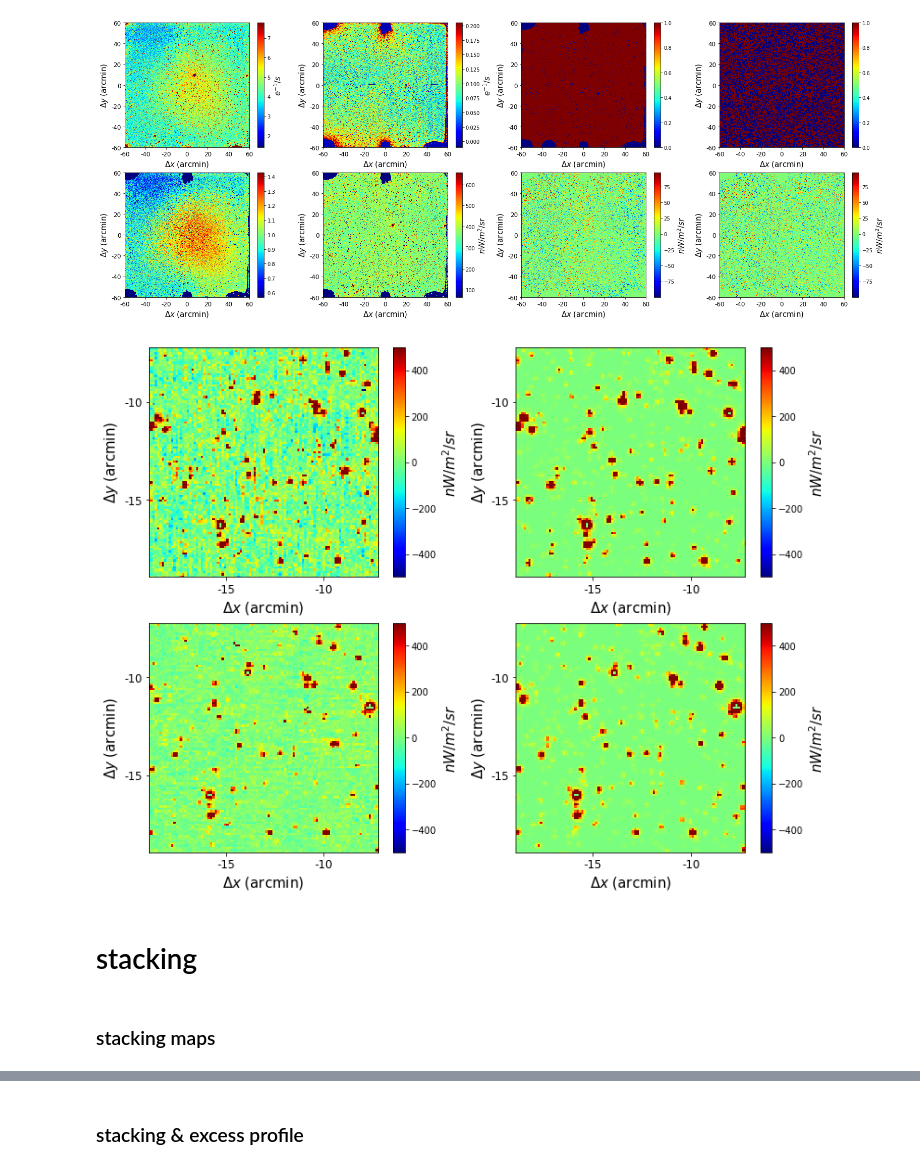
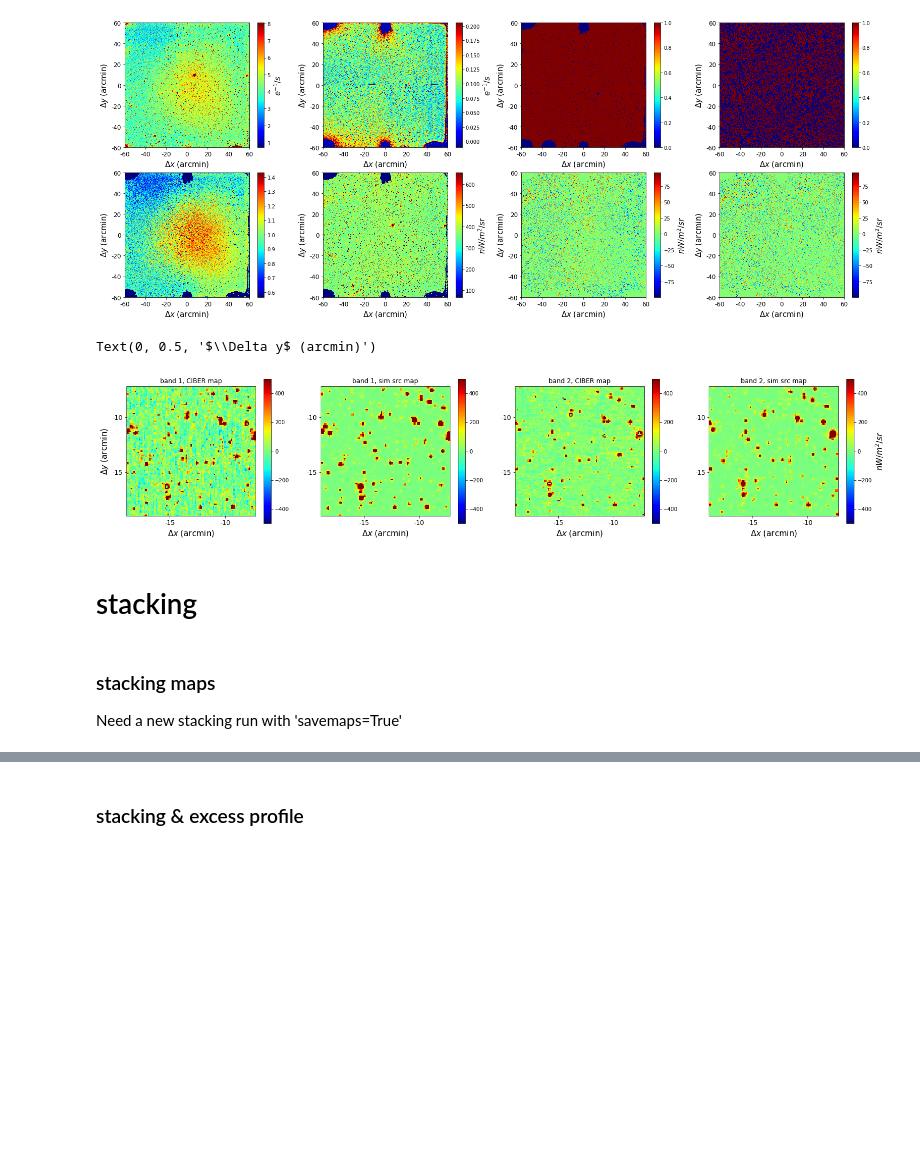
Before and after one commit to yuntingcheng/python_ciber, a Jupyter notebook: stack_modelfit/paperfigs.ipynb, the cells around one changed output, grey strips where cells are left out. Drawn from its saved outputs; the diff is of its cells as text; code cells hidden in the pictures; blank space fills up the shorter version.

```diff
--- a/stack_modelfit/paperfigs.ipynb
+++ b/stack_modelfit/paperfigs.ipynb
@@ -75,14 +7,13 @@ from reduction import *
 from utils import *
 
 data_maps = {1: image_reduction(1), 2: image_reduction(2)}
-
-filt_order = {1:3, 2:5}
 # %%
 pixticks = np.linspace(0,1023,7)
 pixtick_labels = ['-60', '-40', '-20', '0', '20', '40', '60']
 
 for ifield in [4,5,6,7,8]:
     for inst in [1,2]:
+        filt_order = filt_order_dict[inst]
         apf2eps = cal_factor_dict['apf2eps'][inst]
         apf2nWpm2psr = cal_factor_dict['apf2nWpm2psr'][inst][ifield]
         rawmap, DCmap, mask_inst, mapin, cbmap, strmask, FF\
@@ -154,7 +85,7 @@ for ifield in [4,5,6,7,8]:
         axi.set_ylabel(r"$\Delta y$ (arcmin)", fontsize=15)
 
         axi = ax[1][3]
-        filtmap = image_poly_filter(cbmap, strmask*mask_inst, degree=filt_order[inst])
+        filtmap = image_poly_filter(cbmap, strmask*mask_inst, degree=filt_order)
         p = imageclip(filtmap*mask_inst*strmask, ax=axi,
                       vmin=p['vmin'], vmax=p['vmax'],return_objects=True)
         p['cbar'].ax.set_ylabel('$nW/m^2/sr$', rotation=90, fontsize=15)
@@ -182,50 +113,57 @@ for ifield in [4,5,6,7,8]:
 # %% [output]
 [figure]
 # %%
-fig, ax = plt.subplots(2, 2, figsize = (13,10))
+fig, ax = plt.subplots(1, 4, figsize = (25,5))
 
 pixticks1 = np.linspace(0,511.5,13)
 pixtick_labels1 = ['-60', '-55', '-50', '-45', '-40', '-35',
                   '-30', '-25', '-20', '-15', '-10', '-5', '0']
 
 ifield = 8
 for inst in [1,2]:
     mask_inst, cbmap, psmap\
     = load_processed_images(data_maps, [(inst,ifield,'mask_inst'),
                                        (inst,ifield,'cbmap'),
                                        (inst,ifield,'psmap')],
                            rotate_TM2=True)
-    axi = ax[inst-1][0]
+
+    axi = ax[inst*2-2]
     p = imageclip(cbmap*mask_inst, vmin=-500, vmax=500, ax=axi, return_objects=True)
-    p['cbar'].ax.set_ylabel('$nW/m^2/sr$', rotation=90, fontsize=15)
     axi.set_xticks(pixticks1)
     axi.set_xticklabels(pixtick_labels1, fontsize=12)
     axi.set_xlabel(r"$\Delta x$ (arcmin)", fontsize=15)
     axi.set_yticks(pixticks1)
     axi.set_yticklabels(pixtick_labels1, fontsize=12)
+    axi.set_title('band %d, CIBER map'%inst)
     axi.set_xlim([350,450])
     axi.set_ylim([350,450])
-    axi.set_ylabel(r"$\Delta y$ (arcmin)", fontsize=15)
 
-    axi = ax[inst-1][1]
-    p = imageclip(psmap*mask_inst, vmin=-500, vmax=500, ax=axi, return_objects=True)
-    p['cbar'].ax.set_ylabel('$nW/m^2/sr$', rotation=90, fontsize=15)
+
+    axi = ax[inst*2-1]
+    p = imageclip(psmap, vmin=-500, vmax=500, ax=axi, return_objects=True)
     axi.set_xticks(pixticks1)
     axi.set_xticklabels(pixtick_labels1, fontsize=12)
     axi.set_xlabel(r"$\Delta x$ (arcmin)", fontsize=15)
     axi.set_yticks(pixticks1)
     axi.set_yticklabels(pixtick_labels1, fontsize=12)
-    axi.set_ylabel(r"$\Delta y$ (arcmin)", fontsize=15)
+    axi.set_title('band %d, sim src map'%inst)
     axi.set_xlim([350,450])
     axi.set_ylim([350,450])
+
+p['cbar'].ax.set_ylabel('$nW/m^2/sr$', rotation=90, fontsize=15)
+ax[0].set_ylabel(r"$\Delta y$ (arcmin)", fontsize=15)
+
 # plt.savefig('plots/paperfig/srcmap.png', dpi = 200, bbox_inches='tight')
 # %% [output]
+Text(0, 0.5, '$\\Delta y$ (arcmin)')
-[figure, old version]
+[figure, new version]
 # %% [markdown]
 # stacking
 # %%
 # from stack import *
 # stacking(1-2, 4-8, 16-19, 17-20, filt_order=0-6)
-# %% [markdown]
-### stacking maps
+# %% [markdown]
+### stacking maps
+
+Need a new stacking run with 'savemaps=True'
 # %%
```
Also changed, not shown: parts of 8 cells of this notebook, 17 other files.
